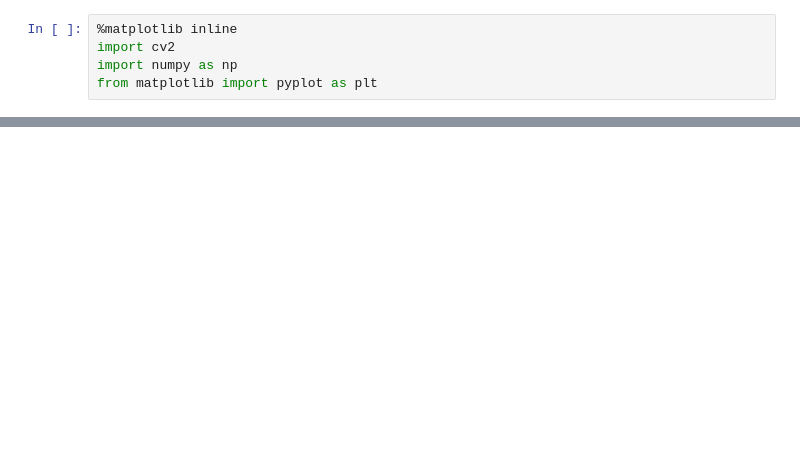
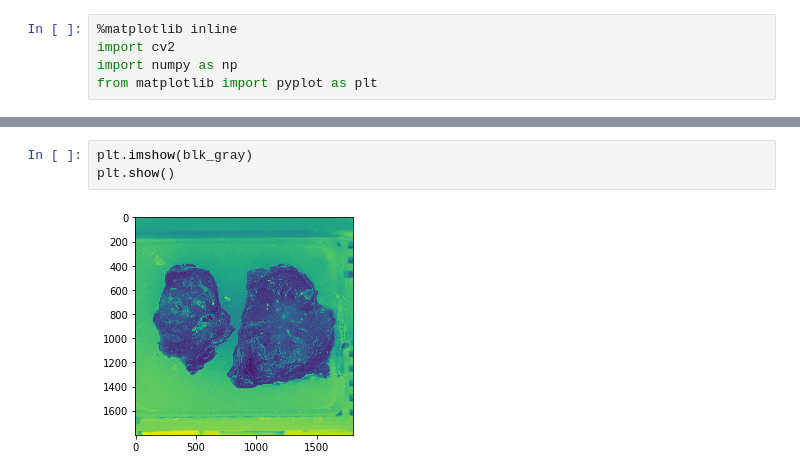
Before and after one commit to jakkarintiew/SDP, a Jupyter notebook: cv_test.ipynb, the cells around one changed output, grey strips where cells are left out. Cells and saved outputs as stored; diff of their text form; blank space fills up the shorter version.

```diff
--- a/cv_test.ipynb
+++ b/cv_test.ipynb
@@ -48,0 +38,5 @@ width
+# %%
+plt.imshow(blk_gray)
+plt.show()
+# %% [output]
+[figure, added]
```
Also changed, not shown: parts of 9 cells of this notebook, 18 other files.
